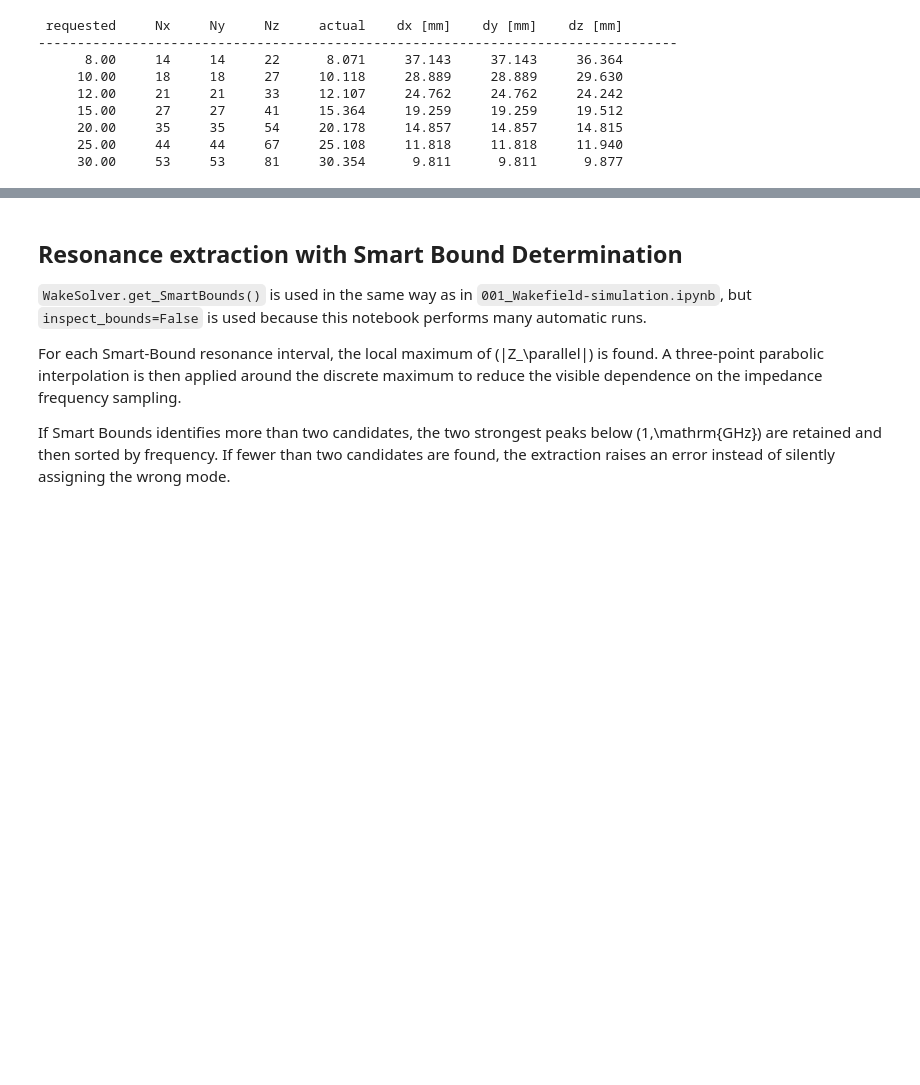
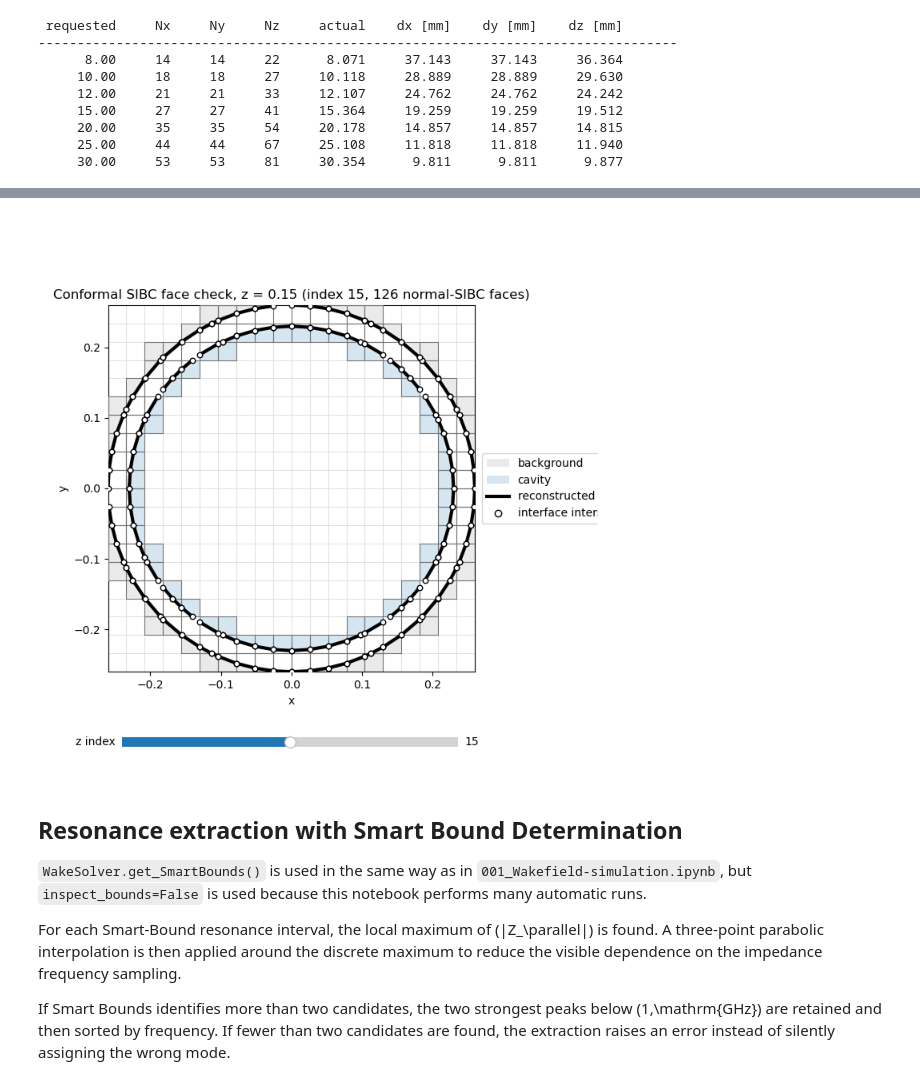
Before and after one commit to hschreib-tet/Wakis, a Jupyter notebook: notebooks/012_cavity_conformal_mesh_convergence.ipynb, the cells around one changed output, grey strips where cells are left out. Cells and saved outputs as stored; diff of their text form; code cells hidden in the pictures; blank space fills up the shorter version.

```diff
--- a/notebooks/012_cavity_conformal_mesh_convergence.ipynb
+++ b/notebooks/012_cavity_conformal_mesh_convergence.ipynb
@@ -251,3 +333,9 @@ for npwl in NPWL_VALUES:
+# %%
+ax = solver.plot_conformal_sibc_slice(normal="z", show_stl=False)
+
+plt.show()
+# %% [output]
+[figure, added]
 # %% [markdown]
 ## Resonance extraction with Smart Bound Determination
 
```
Also changed, not shown: parts of 9 cells of this notebook, 4 other files.
